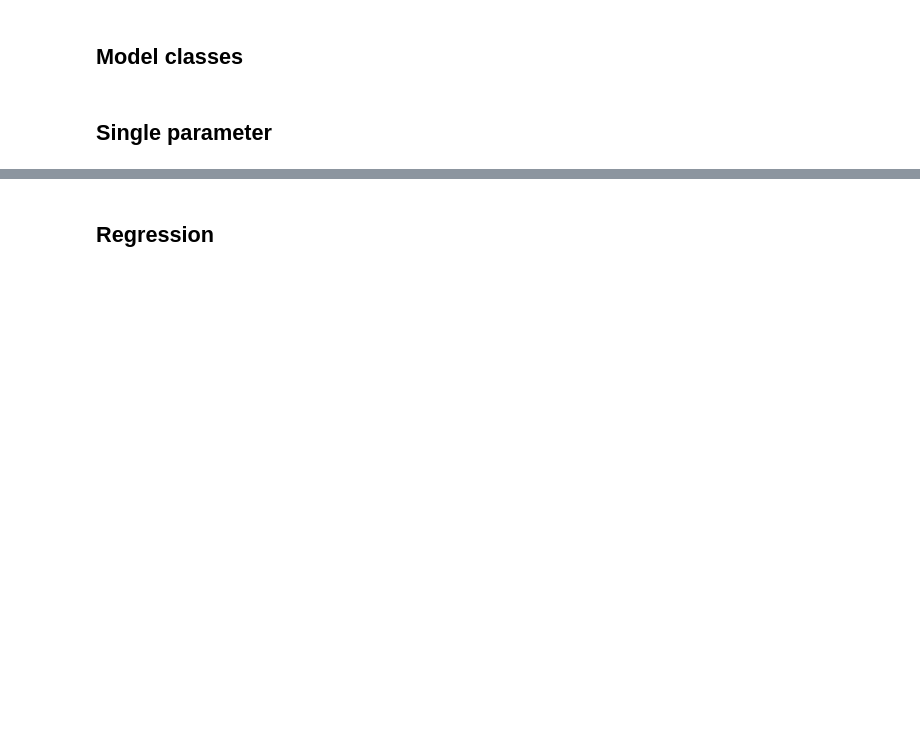
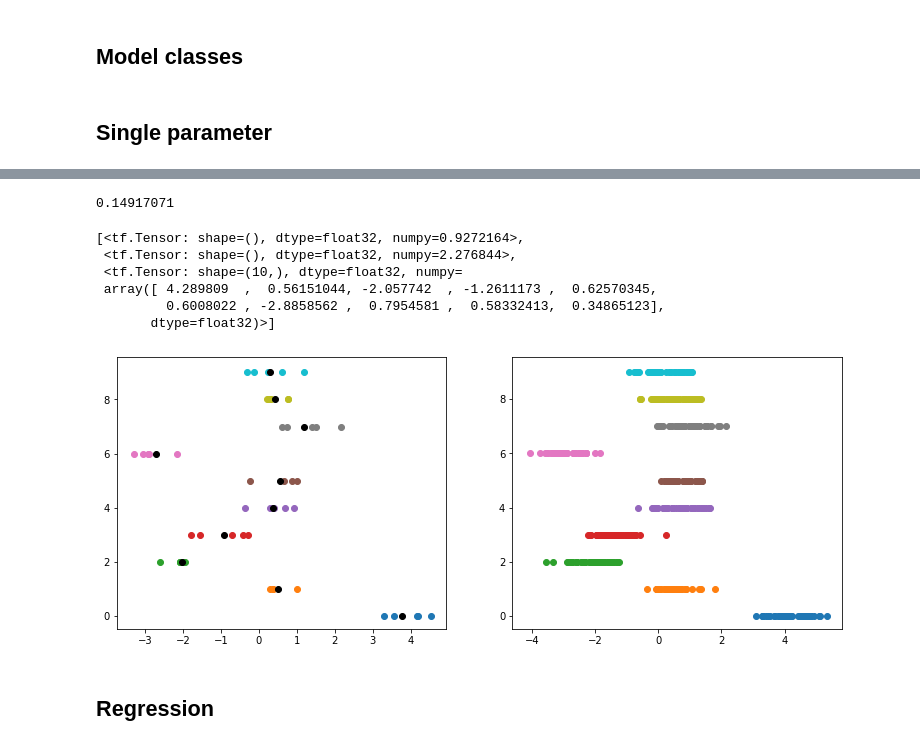
Before and after one commit to milesaturpin/latent-variable-nn, a Jupyter notebook: notebooks/single_param_baseline.ipynb, the cells around one changed output, grey strips where cells are left out. Cells and saved outputs as stored; diff of their text form; code cells hidden in the pictures; blank space fills up the shorter version.

```diff
--- a/notebooks/single_param_baseline.ipynb
+++ b/notebooks/single_param_baseline.ipynb
@@ -317,3 +457,10 @@ print(1/num_batches)
+# %%
+batch_size=25
+num_batches = np.ceil(len(x_train) / batch_size)
+count_dict = Counter(gid_train.numpy())
+group_train_sizes = np.array([count_dict[i] for i in range(ng)])
+# I think this is actually not correct
+#group_kl_weights = group_train_sizes / num_batches
 # %%
 gid = Input(shape=[1], dtype=tf.int32, batch_size=batch_size)
 x_hier = HierarchicalVariableLayer(
@@ -328,16 +475,18 @@ model = Model(
     inputs=gid,
     outputs=out)
 # %%
+mse = tf.keras.losses.MeanSquaredError(
+    reduction=tf.keras.losses.Reduction.SUM)
 model.compile(
     optimizer=tf.keras.optimizers.Adam(learning_rate=0.1),
-    loss='mean_squared_error',
+    loss=mse,
     metrics=['mse'])
 # %%
 import datetime
 current_time = datetime.datetime.now().strftime("%Y%m%d-%H%M%S")
 model.fit(x=gid_train,
           y=x_train,
-          batch_size=len(x_train),
+          batch_size=batch_size,
           epochs=100,
           #verbose=False,
           callbacks=[tf.keras.callbacks.TensorBoard(log_dir='../experiments/parameter_est/' + current_time,
@@ -387,7 +550,0 @@ Hierarchical estimator per group: 0.89544356
-# %%
-for i in range(ng):
-    train = get_segments(x_train, gid_train, i)
-    test = get_segments(x_test, gid_test, i)
-    print('Baseline estimator per group:', mean_estimator_error(train, test))
-    print('Hierarchical estimator per group:', hierarchical_estimator_error(
-        model.get_weights()[0][i,0], test))
@@ -413,3 +587,25 @@ model.get_weights()
+# %%
+np.mean([np.mean(get_segments(x_train, gid_train, i)) for i in range(ng)])
+# %% [output]
+0.14917071
+# %%
+gen[:-1]
+# %% [output]
+[<tf.Tensor: shape=(), dtype=float32, numpy=0.9272164>,
+ <tf.Tensor: shape=(), dtype=float32, numpy=2.276844>,
+ <tf.Tensor: shape=(10,), dtype=float32, numpy=
+ array([ 4.289809  ,  0.56151044, -2.057742  , -1.2611173 ,  0.62570345,
+         0.6008022 , -2.8858562 ,  0.7954581 ,  0.58332413,  0.34865123],
+       dtype=float32)>]
+# %%
+fig, axes =plt.subplots(1,2, figsize=(13,5))
+for i in range(ng):
+
+    axes[0].scatter(get_segments(x_train, gid_train, i), [i]*len(get_segments(x_train, gid_train, i)))
+    axes[0].scatter(model.get_weights()[0][i,0], i, c='black')
+    axes[1].scatter(get_segments(x_test, gid_test, i), [i]*len(get_segments(x_test, gid_test, i)))
+# %% [output]
+[figure, added]
 # %% [markdown]
 ## Regression
 # %%
```
Also changed, not shown: parts of 45 cells of this notebook.
